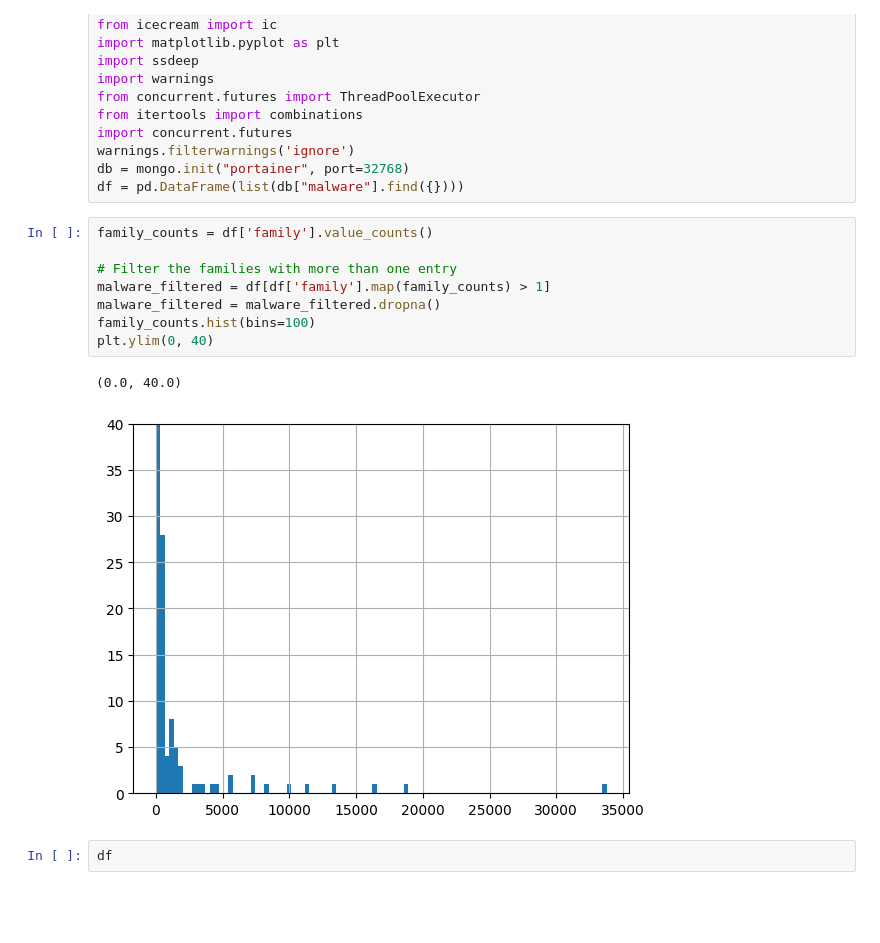
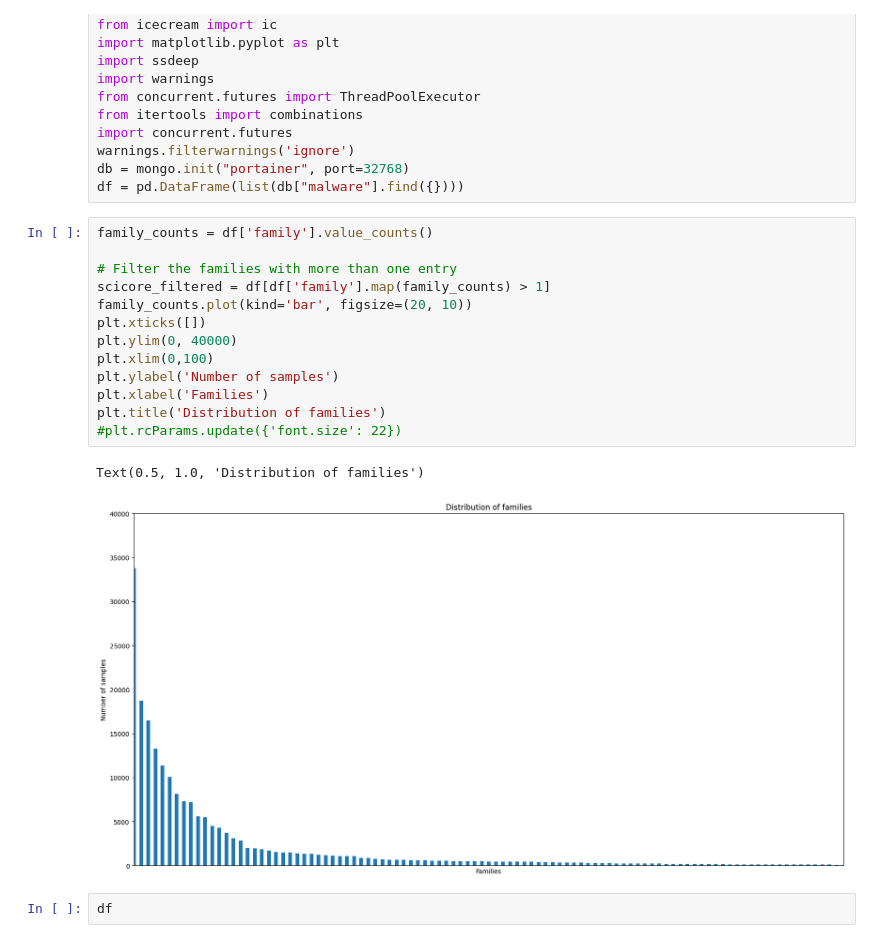
Before and after one commit to edizeqiri/obstkorb, a Jupyter notebook: Analysis/Malware.ipynb, the cells around one changed output. Drawn from its saved outputs; the diff is of its cells as text; blank space fills up the shorter version.

Commit message:
fixed image

```diff
--- a/Analysis/Malware.ipynb
+++ b/Analysis/Malware.ipynb
@@ -16,14 +16,19 @@ df = pd.DataFrame(list(db["malware"].find({})))
 # %%
 family_counts = df['family'].value_counts()
 
 # Filter the families with more than one entry
-malware_filtered = df[df['family'].map(family_counts) > 1]
-malware_filtered = malware_filtered.dropna()
-family_counts.hist(bins=100)
-plt.ylim(0, 40)
+scicore_filtered = df[df['family'].map(family_counts) > 1]
+family_counts.plot(kind='bar', figsize=(20, 10))
+plt.xticks([])
+plt.ylim(0, 40000)
+plt.xlim(0,100)
+plt.ylabel('Number of samples')
+plt.xlabel('Families')
+plt.title('Distribution of families')
+#plt.rcParams.update({'font.size': 22})
 # %% [output]
-(0.0, 40.0)
+Text(0.5, 1.0, 'Distribution of families')
-[figure, old version]
+[figure, new version]
 # %%
 df
 # %% [output]
```
Also changed, not shown: parts of 9 cells of this notebook, 3 other files.
